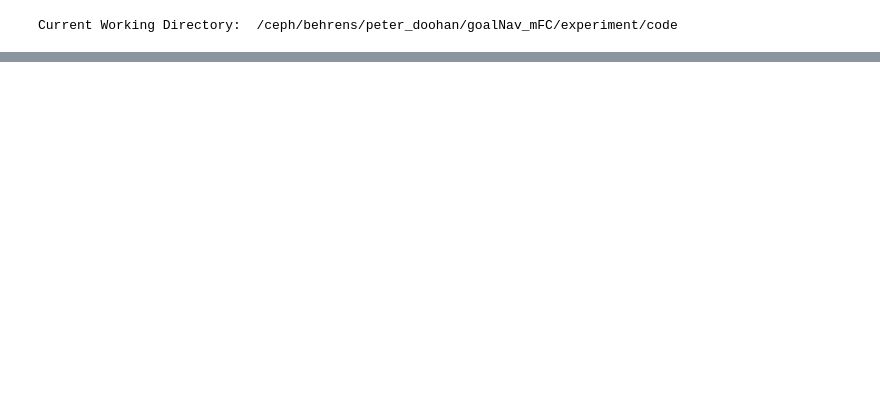
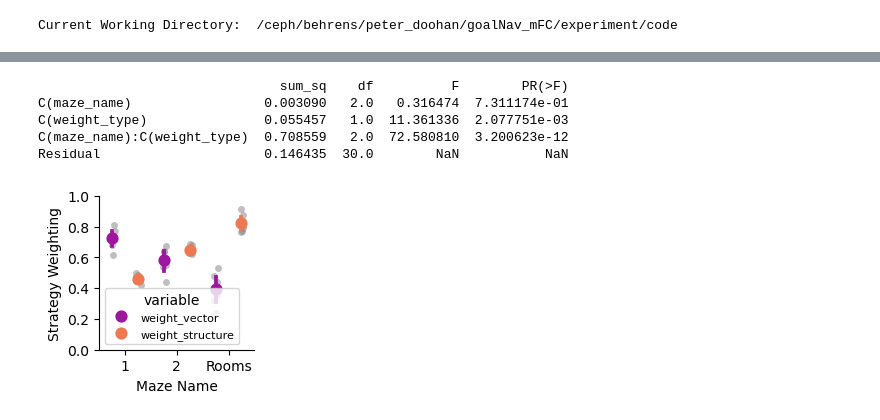
Before and after one commit to peterdoohan/GridMaze-mFC, a Jupyter notebook: Notebooks/1.maze_behaviour.ipynb, the cells around one changed output, grey strips where cells are left out. Cells and saved outputs as stored; diff of their text form; code cells hidden in the pictures; blank space fills up the shorter version.

```diff
--- a/Notebooks/1.maze_behaviour.ipynb
+++ b/Notebooks/1.maze_behaviour.ipynb
@@ -95,3 +129,21 @@ Group Var                                0.000
+# %%
+reload(ns)
+f, ax = plt.subplots(figsize=(2, 2))
+ns.plot_strategy_weights_cross_subject(
+    strategy_weights_df,
+    mazes=["maze_1", "maze_2", "rooms_maze"],
+    ax=ax,
+    colormap="plasma",
+    print_stats=True,
+)
+f.savefig(FIG_SAVE_PATH / "strategy_weights.pdf")
+# %% [output]
+                               sum_sq    df          F        PR(>F)
+C(maze_name)                 0.003090   2.0   0.316474  7.311174e-01
+C(weight_type)               0.055457   1.0  11.361336  2.077751e-03
+C(maze_name):C(weight_type)  0.708559   2.0  72.580810  3.200623e-12
+Residual                     0.146435  30.0        NaN           NaN
+[figure, added]
 # %%
 strategy_weights_bootstrapped = ns.get_strategy_weights_across_sessions()
 # %%
```
Also changed, not shown: parts of 15 cells of this notebook, 3 other files.
